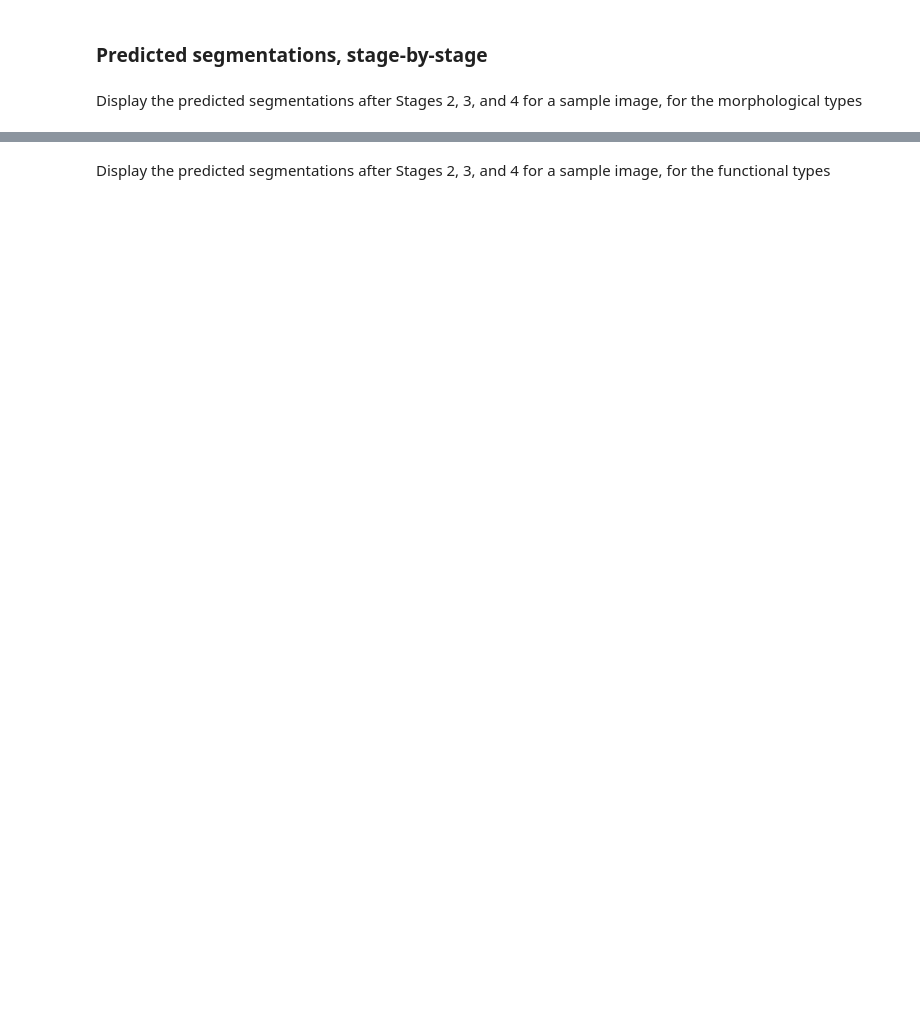
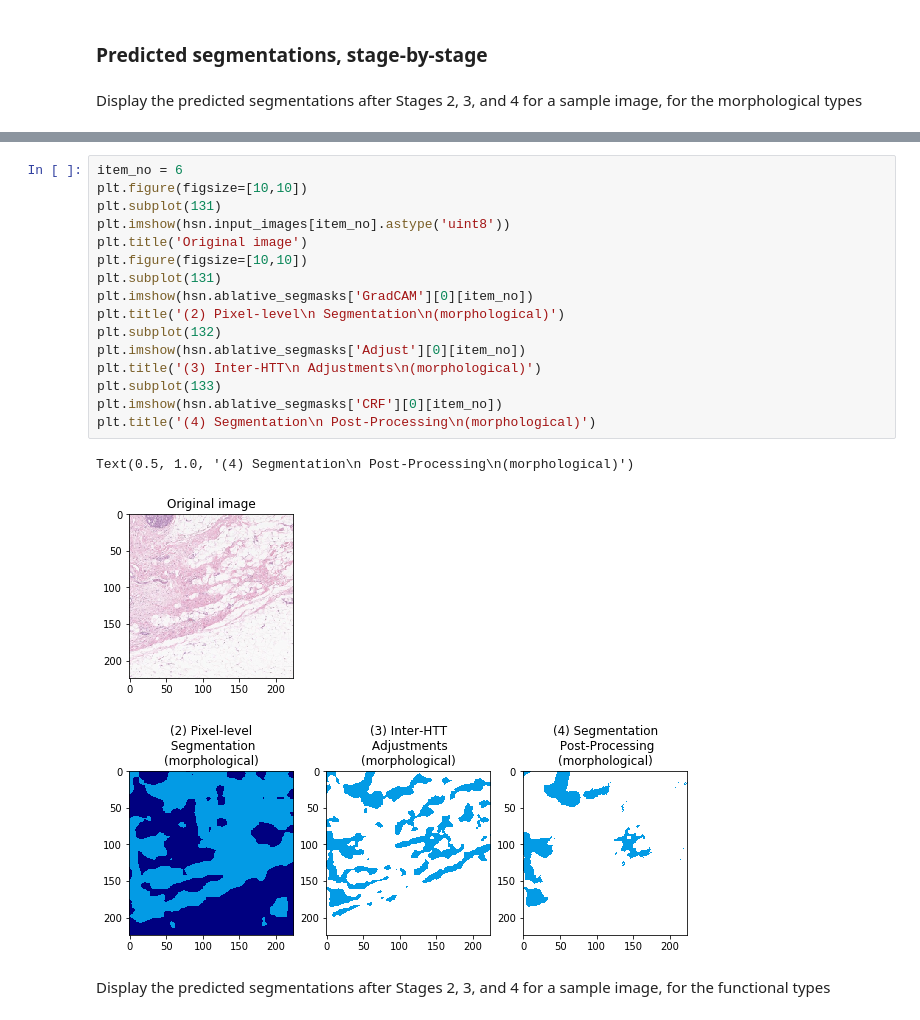
Before and after one commit to jongtaeklee/hsn_v1, a Jupyter notebook: demo_01_segment_patches-gpu-work3.ipynb, the cells around one changed output, grey strips where cells are left out. Saved outputs shown, nothing was run; the diff lists cells and outputs as text; blank space fills up the shorter version.

```diff
--- a/demo_01_segment_patches-gpu-work3.ipynb
+++ b/demo_01_segment_patches-gpu-work3.ipynb
@@ -218,3 +262,23 @@ plt.title('(4) Segmentation\n Post-Processing\n(morphological)')
+# %%
+item_no = 6
+plt.figure(figsize=[10,10])
+plt.subplot(131)
+plt.imshow(hsn.input_images[item_no].astype('uint8'))
+plt.title('Original image')
+plt.figure(figsize=[10,10])
+plt.subplot(131)
+plt.imshow(hsn.ablative_segmasks['GradCAM'][0][item_no])
+plt.title('(2) Pixel-level\n Segmentation\n(morphological)')
+plt.subplot(132)
+plt.imshow(hsn.ablative_segmasks['Adjust'][0][item_no])
+plt.title('(3) Inter-HTT\n Adjustments\n(morphological)')
+plt.subplot(133)
+plt.imshow(hsn.ablative_segmasks['CRF'][0][item_no])
+plt.title('(4) Segmentation\n Post-Processing\n(morphological)')
+# %% [output]
+Text(0.5, 1.0, '(4) Segmentation\n Post-Processing\n(morphological)')
+[figure, added]
+[figure, added]
 # %% [markdown]
 Display the predicted segmentations after Stages 2, 3, and 4 for a sample image, for the functional types
 # %%
```
Also changed, not shown: parts of 22 cells of this notebook.
